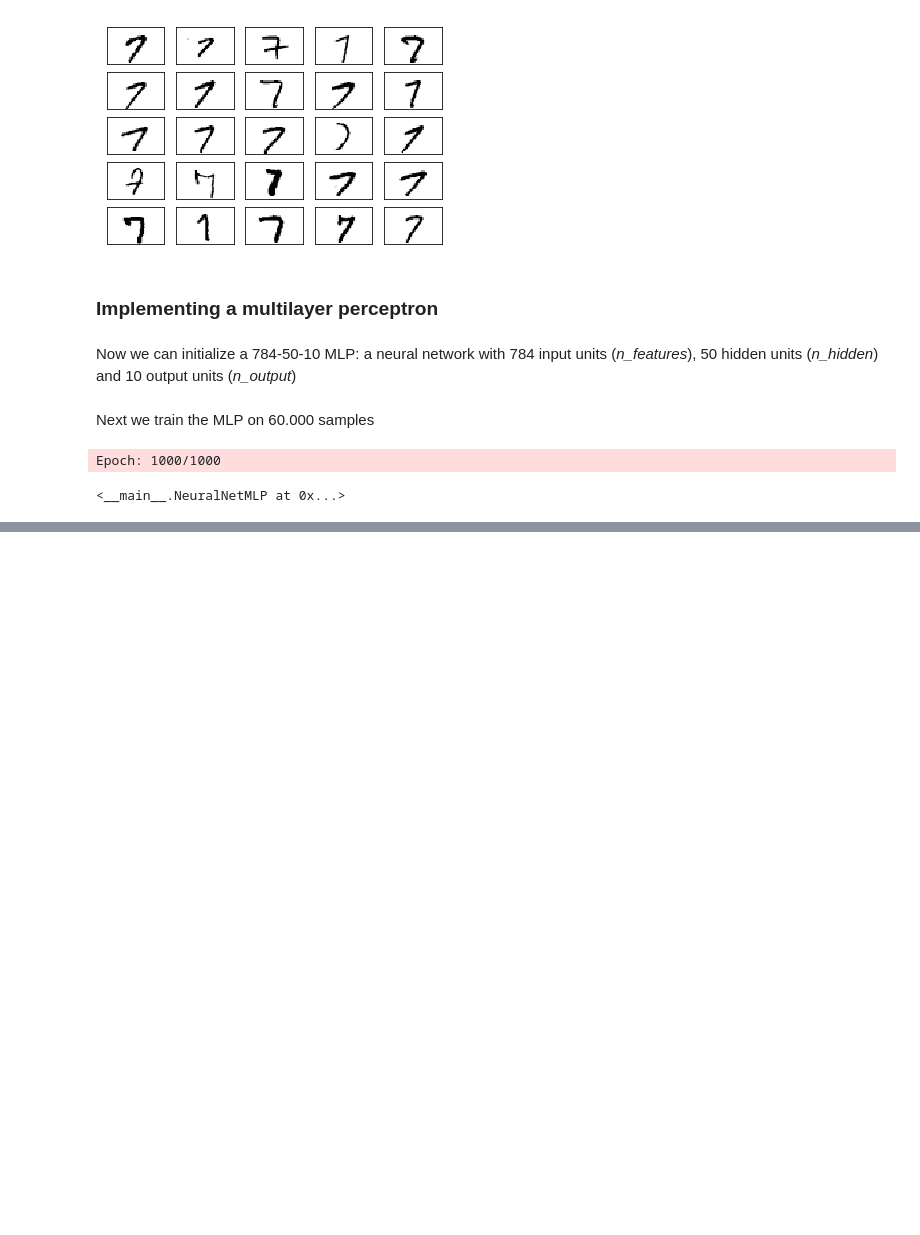
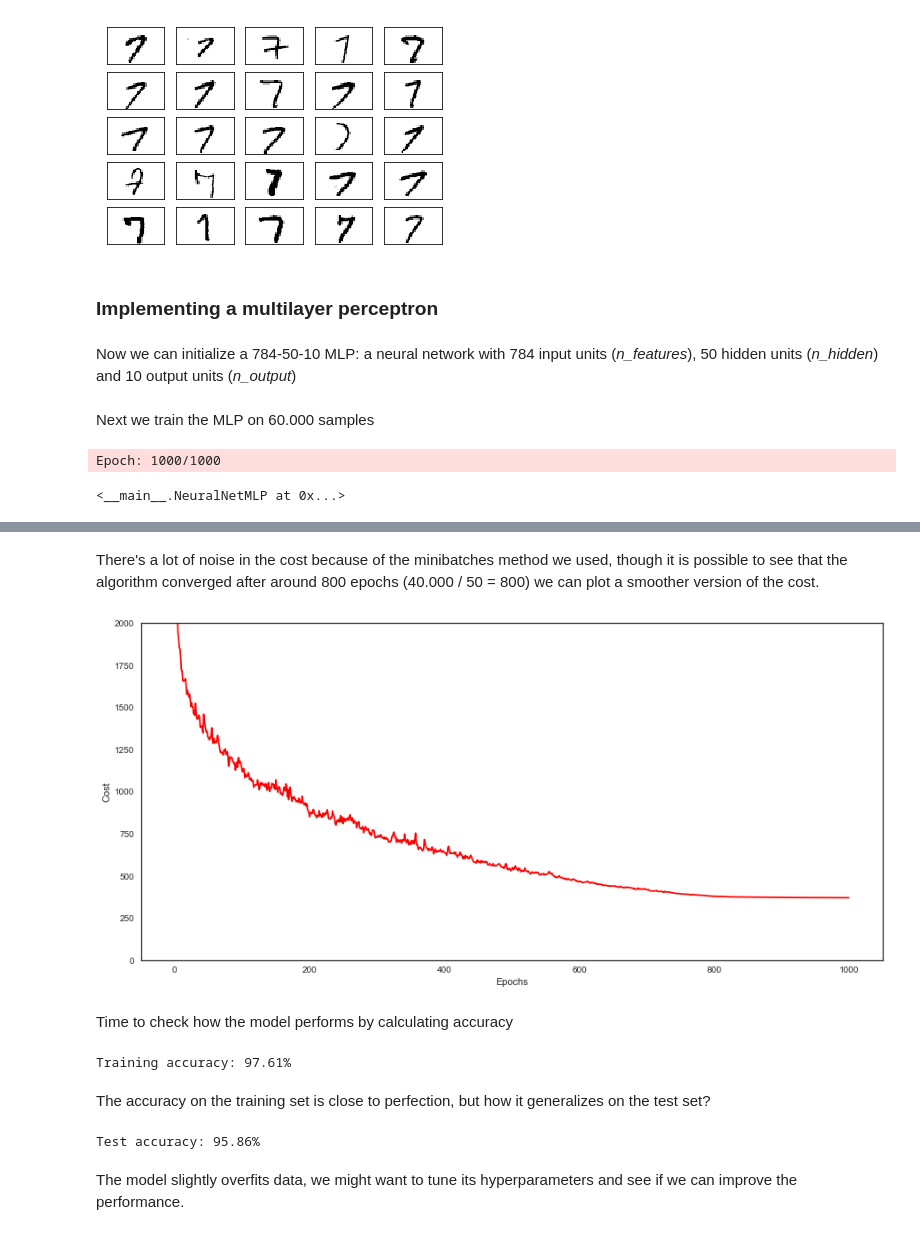
Before and after one commit to alanmarazzi/python-machinelearning, a Jupyter notebook: Chapter 12 - Neural Networks for Image Recognition.ipynb, the cells around one changed output, grey strips where cells are left out. Cells and saved outputs as stored; diff of their text form; code cells hidden in the pictures; blank space fills up the shorter version.

Commit message:
Predict MNIST test set

```diff
--- a/Chapter 12 - Neural Networks for Image Recognition.ipynb
+++ b/Chapter 12 - Neural Networks for Image Recognition.ipynb
@@ -462,0 +471,34 @@ with open('nn.pickle', 'wb') as pick:
+# %% [markdown]
+There's a lot of noise in the cost because of the minibatches method we used, though it is possible to see that the algorithm converged after around 800 epochs (40.000 / 50 = 800) we can plot a smoother version of the cost.
+# %%
+batches = np.array_split(range(len(nn.cost_)), 1000)
+cost_ary = np.array(nn.cost_)
+cost_avgs = [np.mean(cost_ary[i]) for i in batches]
+
+plt.plot(range(len(cost_avgs)),
+         cost_avgs,
+         color='red')
+plt.ylim([0, 2000])
+plt.ylabel('Cost')
+plt.xlabel('Epochs')
+plt.show()
+# %% [output]
+[figure, added]
+# %% [markdown]
+Time to check how the model performs by calculating accuracy
+# %%
+y_train_pred = nn.predict(x_train)
+acc = np.sum(y_train == y_train_pred, axis=0) / x_train.shape[0]
+print('Training accuracy: %.2f%%' % (acc * 100))
+# %% [output]
+Training accuracy: 97.61%
+# %% [markdown]
+The accuracy on the training set is close to perfection, but how it generalizes on the test set?
+# %%
+y_test_pred = nn.predict(x_test)
+acc = np.sum(y_test == y_test_pred) / x_test.shape[0]
+print('Test accuracy: %.2f%%' % (acc * 100))
+# %% [output]
+Test accuracy: 95.86%
+# %% [markdown]
+The model slightly overfits data, we might want to tune its hyperparameters and see if we can improve the performance.
```
Also changed, not shown: parts of 4 cells of this notebook.
